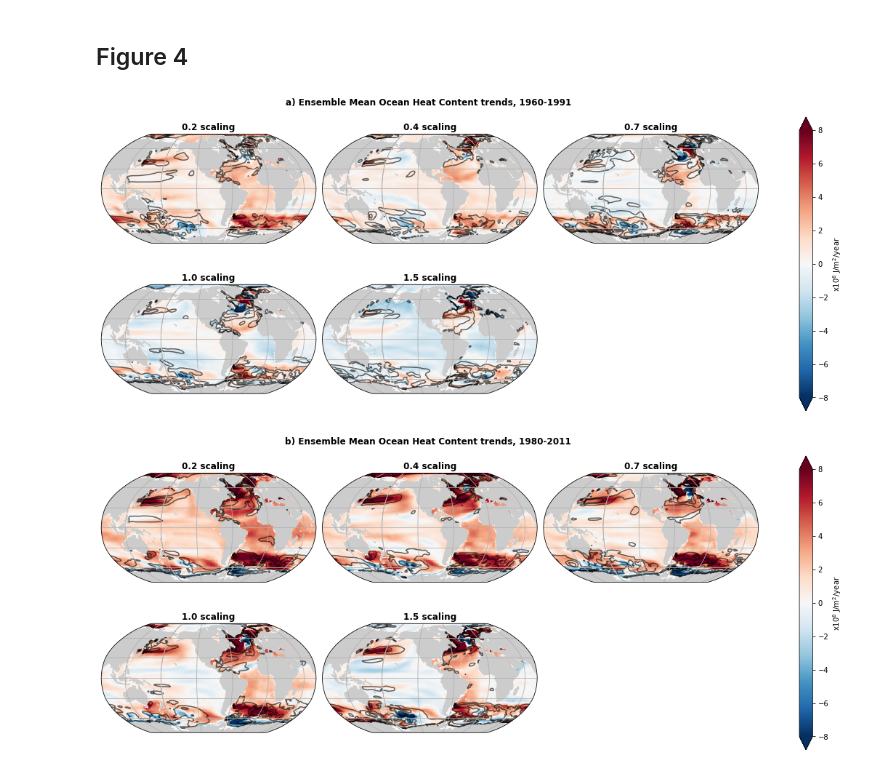
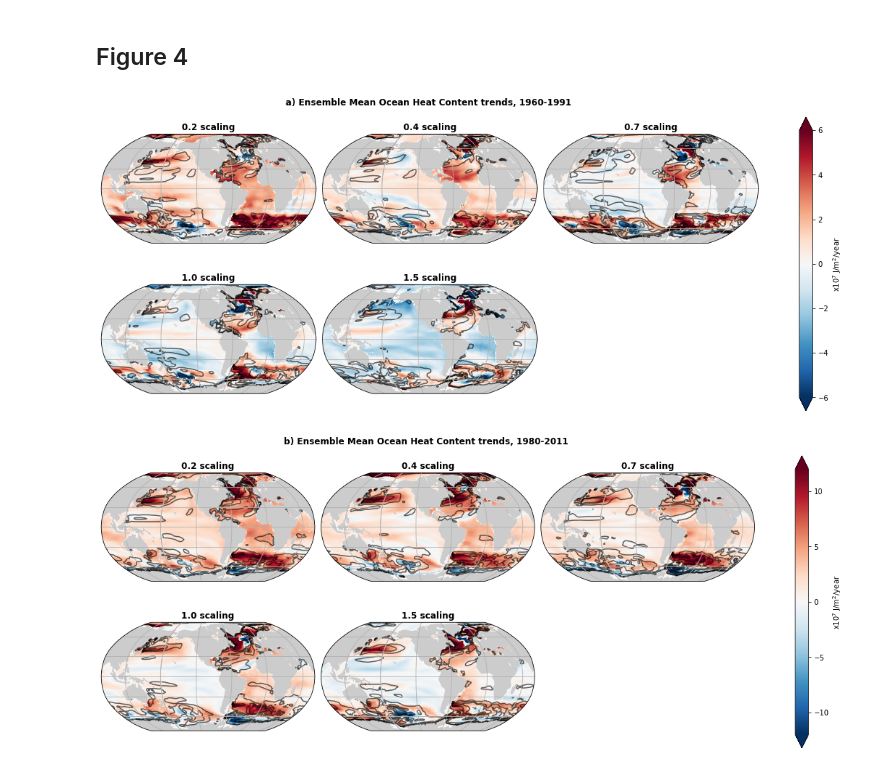
Before and after one commit to emmomp/SMURPHS_OHC, a Jupyter notebook: figure_notebooks/Fig4_OHC_trends_xy.ipynb, the cells around one changed output. Saved outputs shown, nothing was run; the diff lists cells and outputs as text; code cells hidden in the pictures.

```diff
--- a/figure_notebooks/Fig4_OHC_trends_xy.ipynb
+++ b/figure_notebooks/Fig4_OHC_trends_xy.ipynb
@@ -37,6 +37,7 @@ ohu_xy=xr.concat(ohu_xy,'time')
 # Plotting choices
 atllims=[-60,0,35,70]
 solims=[-90,-30]
+clims=[6,12]
 atl_inds=(ohu_xy.lon>atllims[0])&(ohu_xy.lon<atllims[1])&(ohu_xy.lat>atllims[2])&(ohu_xy.lat<atllims[3])
 so_inds=(ohu_xy.lat>solims[0])&(ohu_xy.lat<solims[1])
 region_dict={'atl':{'inds':[atl_inds],'proj':ccrs.Orthographic(),'lims':atllims,'figsize':[8,6]},
@@ -47,29 +48,29 @@ region_dict={'atl':{'inds':[atl_inds],'proj':ccrs.Orthographic(),'lims':atllims,
 # %%
 %matplotlib inline
 region='global'
 
 for tchunk in range(0,2):
     dplot=ohu_xy.isel(time=tchunk)/1e7*12
     if region_dict[region]['inds']:
         dplot=dplot.where(region_dict[region]['inds'][0],drop=True)
 
     dplot_mean=dplot.mean(dim='run')
     dplot_std=dplot.std(dim='run')
     p=dplot_mean.plot(x='lon',y='lat',col='exp',col_wrap=3,transform=ccrs.PlateCarree(),
                     figsize=region_dict[region]['figsize'],cmap='RdBu_r',
-                      vmin=-8,vmax=8,
+                      vmin=-clims[tchunk],vmax=clims[tchunk],
                     subplot_kws={'projection': region_dict[region]['proj']},cbar_kwargs={'label': 'x10$^7$ J/m$^2$/year'},rasterized=True)
     for ia,ax in enumerate(p.axes.flat):
         ax.add_feature(cf.LAND,color=[0.8,0.8,0.8],zorder=1)
         ax.gridlines()
         if region_dict[region]['lims']:
             ax.set_extent(region_dict[region]['lims'], ccrs.PlateCarree())
         if ia<5:
             dplot_std.isel(exp=ia).plot.contour(x='lon',y='lat',levels=[2,4,6],colors='k',alpha=0.6,transform=ccrs.PlateCarree(),ax=ax)
             ax.set_title(exp_names[ia]+' scaling',fontweight='bold')
     plt.suptitle(chr(ord('a')+tchunk)+') Ensemble Mean Ocean Heat Content trends, '+str(y_start[tchunk])+'-'+str(y_end[tchunk]),weight='bold',x=0.4,y=1.02)
     plt.savefig(figs_dir+'Fig4_ohu_xy_runmean_'+region+'_'+str(y_start[tchunk])+str(y_end[tchunk])+'.png',bbox_inches='tight')
 # %% [output]
-[figure, old version]
+[figure, new version]
-[figure, old version]
+[figure, new version]
 # %% [markdown]
```
Also changed, not shown: parts of 3 cells of this notebook, 9 other files.
